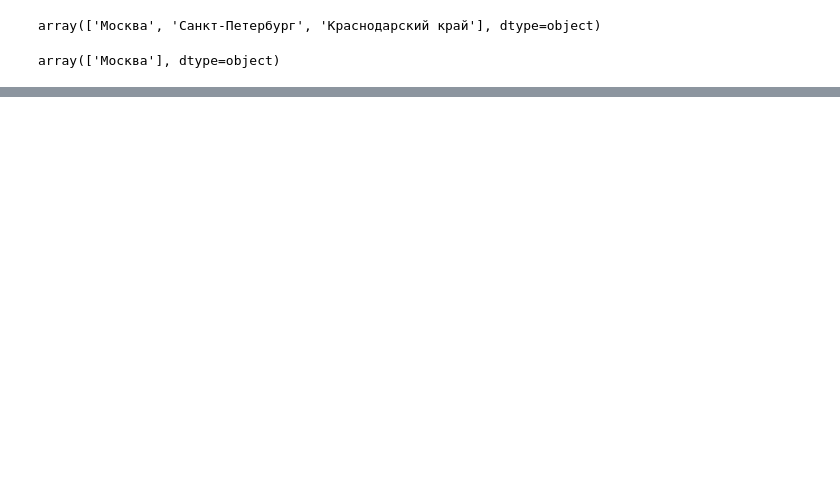
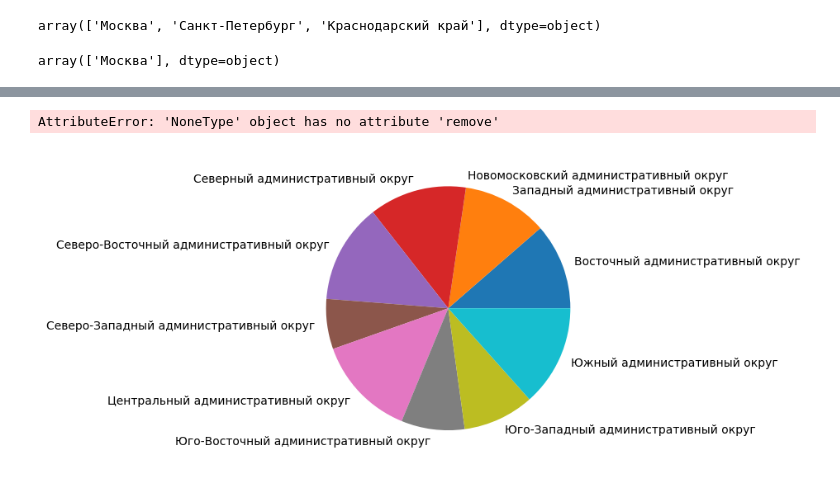
Before and after one commit to osana/real_estate_eda, a Jupyter notebook: real_estate_eda.ipynb, the cells around one changed output, grey strips where cells are left out. Drawn from its saved outputs; the diff is of its cells as text; code cells hidden in the pictures; blank space fills up the shorter version.

```diff
--- a/real_estate_eda.ipynb
+++ b/real_estate_eda.ipynb
@@ -58,0 +195,3 @@ df
+# %%
+metro_metro = pd.concat([metro_metro, metro2.loc[14].apply(pd.Series)], ignore_index=True)
+metro_metro
@@ -58,0 +212,3 @@ df
+# %%
+metro_metro= metro_metro.dropna(how='all')
+metro_metro
@@ -58,0 +229,3 @@ df
+# %%
+metro_metro = metro_metro.drop_duplicates(subset=['name'])
+metro_metro
@@ -58,0 +278,3 @@ df
+# %%
+metro_metro = metro_metro.rename(columns={'name': 'Станция Метро'})
+metro_metro[['Станция Метро', 'admArea']].sort_values('Станция Метро')
@@ -58,0 +357,8 @@ df
+# %%
+okrugs = pd.merge(rent, metro_metro, left_on='Станция Метро', right_on ='Станция Метро', how='left').groupby('admArea', as_index=False).agg({'ID  объявления': 'count'})
+fig, ax = plt.subplots()
+ax.pie(okrugs['ID  объявления'], labels=okrugs['admArea'])
+ax.get_legend().remove()
+# %% [output]
+AttributeError: 'NoneType' object has no attribute 'remove'
+[figure, added]
```
Also changed, not shown: parts of 33 cells of this notebook.
